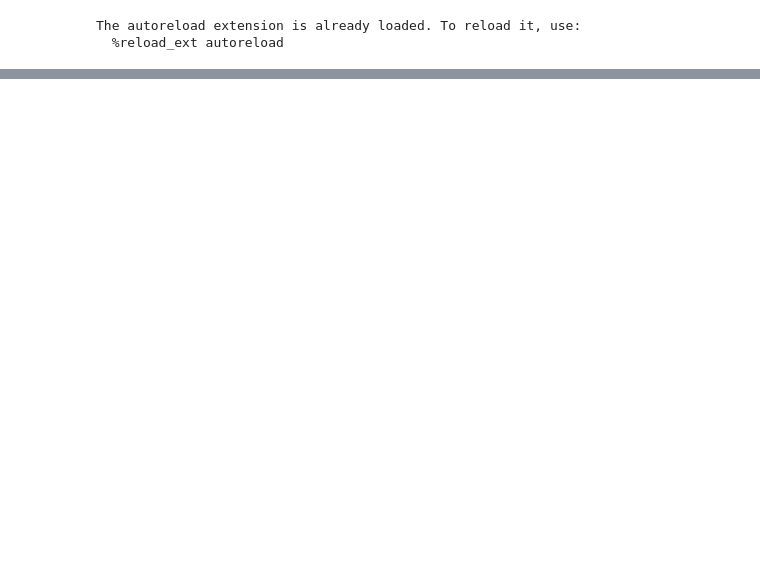
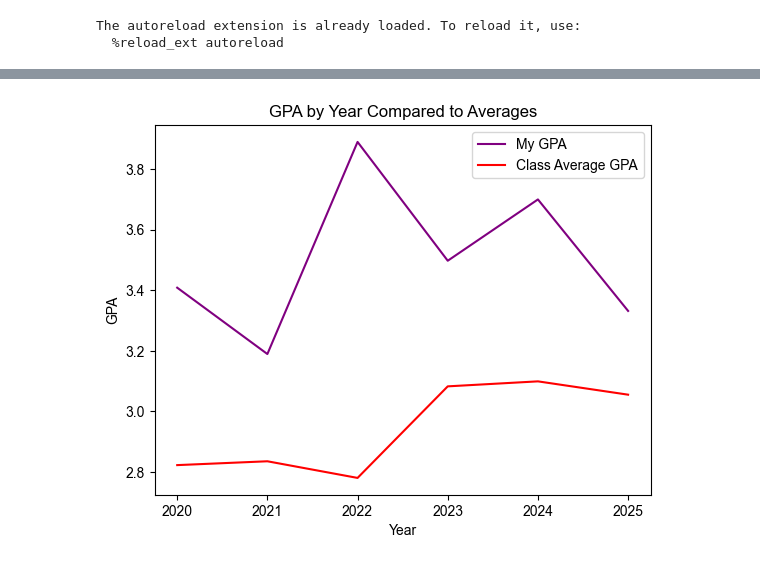
Before and after one commit to NickTurenne/Transcript-Analysis, a Jupyter notebook: notebooks/visualization.ipynb, the cells around one changed output, grey strips where cells are left out. Cells and saved outputs as stored; diff of their text form; code cells hidden in the pictures; blank space fills up the shorter version.

```diff
--- a/notebooks/visualization.ipynb
+++ b/notebooks/visualization.ipynb
@@ -28,0 +32,4 @@ vs.plot_GPA_by_term(df_filtered)
+# %%
+vs.plot_GPA_by_year(df_filtered)
+# %% [output]
+[figure, added]
```
Also changed, not shown: parts of 5 cells of this notebook, 3 other files.
